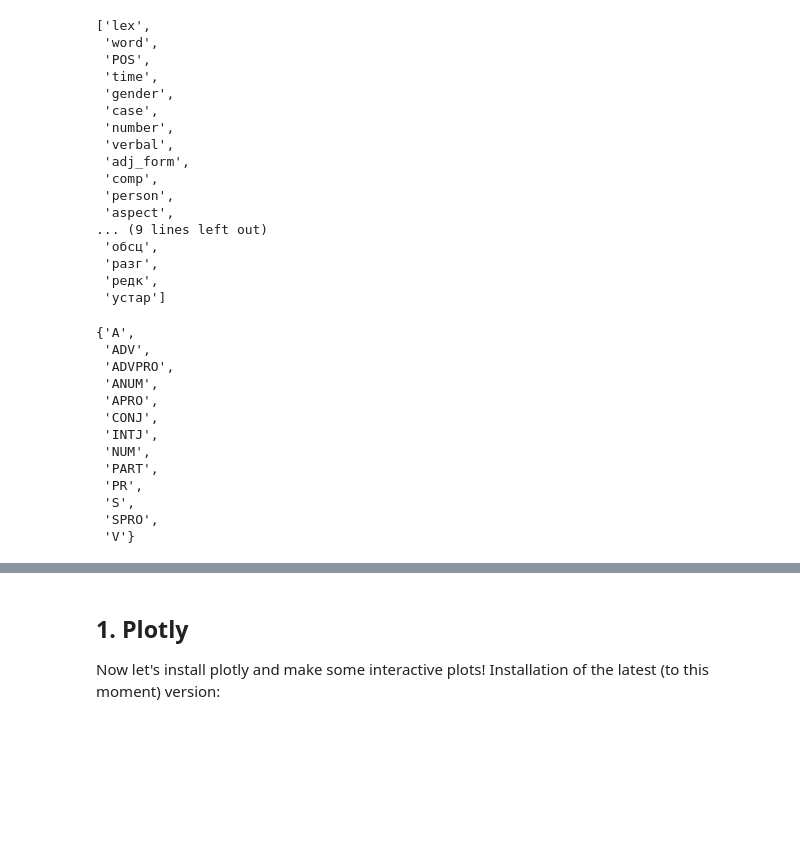
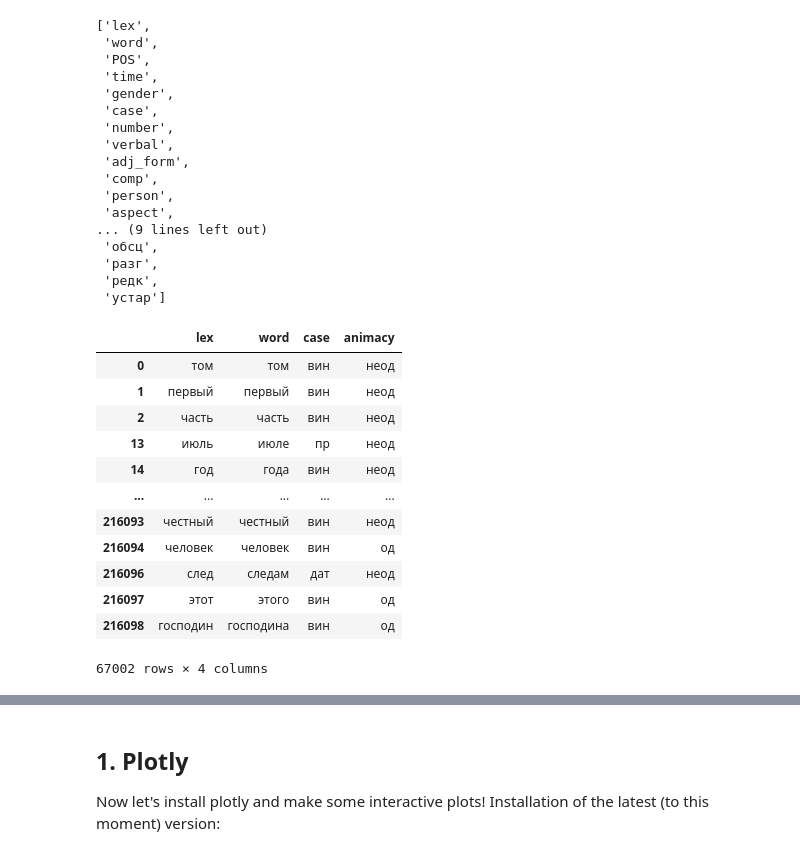
Before and after one commit to gbulg/Data-analysis-class, a Jupyter notebook: Final_Project_handout.ipynb, the cells around one changed output, grey strips where cells are left out. Drawn from its saved outputs; the diff is of its cells as text; code cells hidden in the pictures; blank space fills up the shorter version.

```diff
--- a/Final_Project_handout.ipynb
+++ b/Final_Project_handout.ipynb
@@ -86,19 +93,19 @@ list(tolstoy_df.columns)
  'разг',
  'редк',
  'устар']
-# %%
-set(tolstoy_df['POS'])
-# %% [output]
-{'A',
- 'ADV',
- 'ADVPRO',
- 'ANUM',
- 'APRO',
- 'CONJ',
- 'INTJ',
- 'NUM',
- 'PART',
- 'PR',
- 'S',
- 'SPRO',
- 'V'}
+# %%
+tolstoy_df[tolstoy_df['case'] != ''][tolstoy_df['animacy'] != ''][['lex', 'word', 'case', 'animacy']]
+# %% [output]
+|  | lex | word | case | animacy |
+| 0 | том | том | вин | неод |
+| 1 | первый | первый | вин | неод |
+| 2 | часть | часть | вин | неод |
+| 13 | июль | июле | пр | неод |
+| 14 | год | года | вин | неод |
+| ... | ... | ... | ... | ... |
+| 216093 | честный | честный | вин | неод |
+| 216094 | человек | человек | вин | од |
+| 216096 | след | следам | дат | неод |
+| 216097 | этот | этого | вин | од |
+| 216098 | господин | господина | вин | од |
+67002 rows × 4 columns
```
Also changed, not shown: parts of 17 cells of this notebook.
